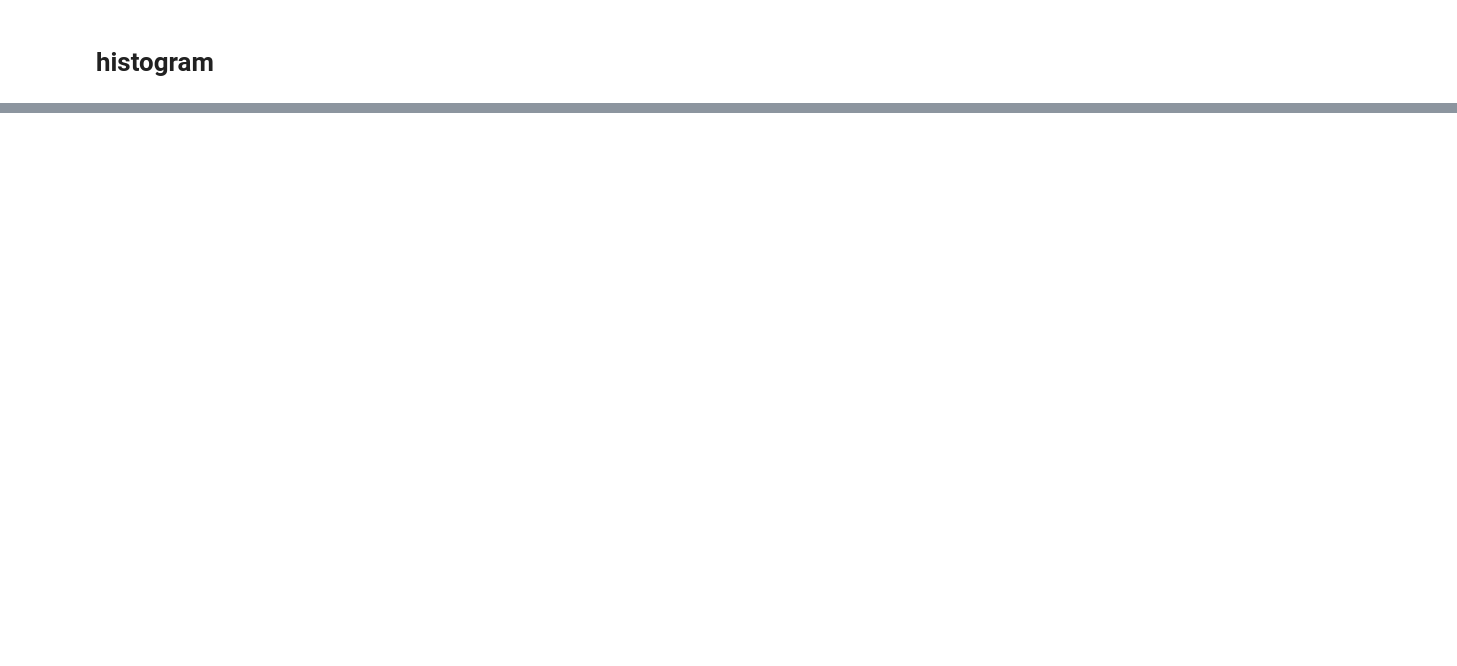
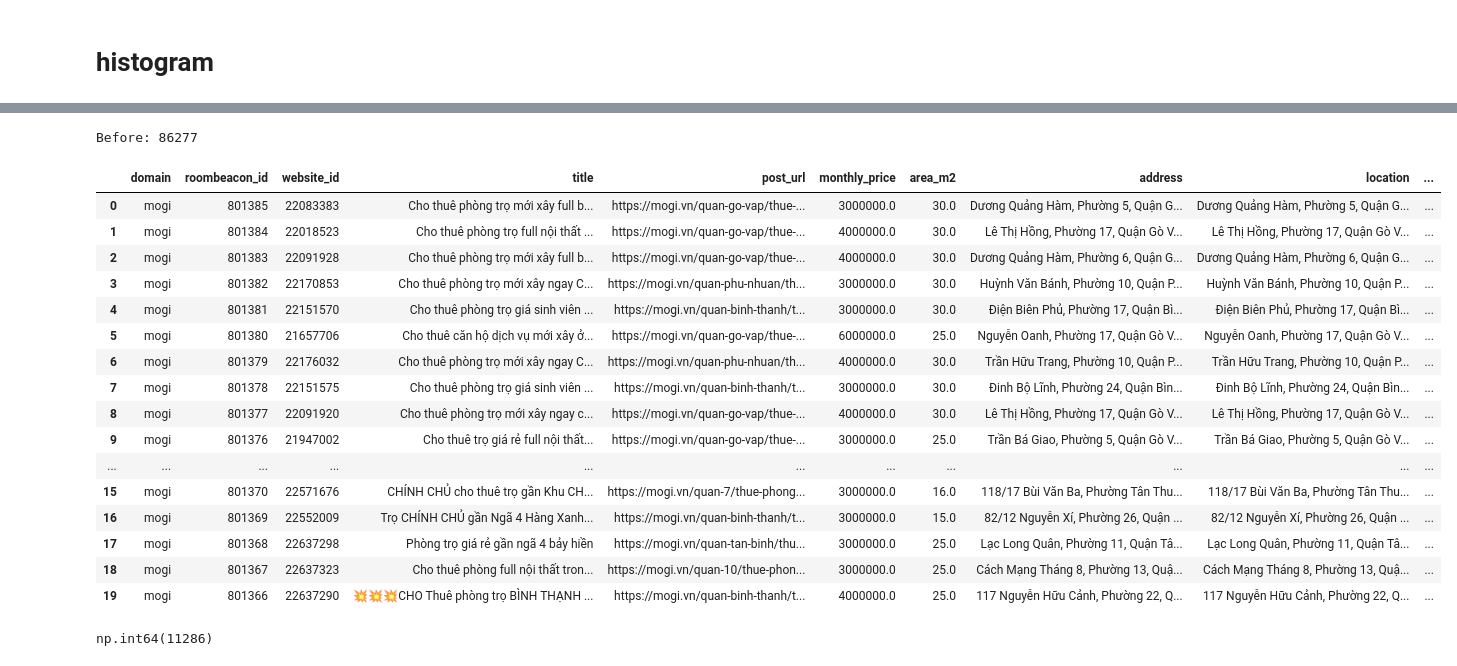
Before and after one commit to HauCoder2005/roombeacon-system, a Jupyter notebook: notebooks/roombeacon_eda.ipynb, the cells around one changed output, grey strips where cells are left out. Drawn from its saved outputs; the diff is of its cells as text; code cells hidden in the pictures; blank space fills up the shorter version.

```diff
--- a/notebooks/roombeacon_eda.ipynb
+++ b/notebooks/roombeacon_eda.ipynb
@@ -448,0 +788,32 @@ TypeError: expected string or bytes-like object, got 'float'
+# %%
+df_work = df_work.dropna(
+    subset=["monthly_price"]
+).copy()
+# %%
+print("Before:", len(df_work))
+# %% [output]
+Before: 86277
+# %%
+df_work.head(20)
+# %% [output]
+|  | domain | roombeacon_id | website_id | title | post_url | monthly_price | area_m2 | address | location | ... |
+| 0 | mogi | 801385 | 22083383 | Cho thuê phòng trọ mới xây full b... | https://mogi.vn/quan-go-vap/thue-... | 3000000.0 | 30.0 | Dương Quảng Hàm, Phường 5, Quận G... | Dương Quảng Hàm, Phường 5, Quận G... | ... |
+| 1 | mogi | 801384 | 22018523 | Cho thuê phòng trọ full nội thất ... | https://mogi.vn/quan-go-vap/thue-... | 4000000.0 | 30.0 | Lê Thị Hồng, Phường 17, Quận Gò V... | Lê Thị Hồng, Phường 17, Quận Gò V... | ... |
+| 2 | mogi | 801383 | 22091928 | Cho thuê phòng trọ mới xây full b... | https://mogi.vn/quan-go-vap/thue-... | 4000000.0 | 30.0 | Dương Quảng Hàm, Phường 6, Quận G... | Dương Quảng Hàm, Phường 6, Quận G... | ... |
+| 3 | mogi | 801382 | 22170853 | Cho thuê phòng trọ mới xây ngay C... | https://mogi.vn/quan-phu-nhuan/th... | 3000000.0 | 30.0 | Huỳnh Văn Bánh, Phường 10, Quận P... | Huỳnh Văn Bánh, Phường 10, Quận P... | ... |
+| 4 | mogi | 801381 | 22151570 | Cho thuê phòng trọ giá sinh viên ... | https://mogi.vn/quan-binh-thanh/t... | 3000000.0 | 30.0 | Điện Biên Phủ, Phường 17, Quận Bì... | Điện Biên Phủ, Phường 17, Quận Bì... | ... |
+| 5 | mogi | 801380 | 21657706 | Cho thuê căn hộ dịch vụ mới xây ở... | https://mogi.vn/quan-go-vap/thue-... | 6000000.0 | 25.0 | Nguyễn Oanh, Phường 17, Quận Gò V... | Nguyễn Oanh, Phường 17, Quận Gò V... | ... |
+| 6 | mogi | 801379 | 22176032 | Cho thuê phòng trọ mới xây ngay C... | https://mogi.vn/quan-phu-nhuan/th... | 4000000.0 | 30.0 | Trần Hữu Trang, Phường 10, Quận P... | Trần Hữu Trang, Phường 10, Quận P... | ... |
+| 7 | mogi | 801378 | 22151575 | Cho thuê phòng trọ giá sinh viên ... | https://mogi.vn/quan-binh-thanh/t... | 3000000.0 | 30.0 | Đinh Bộ Lĩnh, Phường 24, Quận Bìn... | Đinh Bộ Lĩnh, Phường 24, Quận Bìn... | ... |
+| 8 | mogi | 801377 | 22091920 | Cho thuê phòng trọ mới xây ngay c... | https://mogi.vn/quan-go-vap/thue-... | 4000000.0 | 30.0 | Lê Thị Hồng, Phường 17, Quận Gò V... | Lê Thị Hồng, Phường 17, Quận Gò V... | ... |
+| 9 | mogi | 801376 | 21947002 | Cho thuê trọ giá rẻ full nội thất... | https://mogi.vn/quan-go-vap/thue-... | 3000000.0 | 25.0 | Trần Bá Giao, Phường 5, Quận Gò V... | Trần Bá Giao, Phường 5, Quận Gò V... | ... |
+| ... | ... | ... | ... | ... | ... | ... | ... | ... | ... | ... |
+| 15 | mogi | 801370 | 22571676 | CHÍNH CHỦ cho thuê trọ gần Khu CH... | https://mogi.vn/quan-7/thue-phong... | 3000000.0 | 16.0 | 118/17 Bùi Văn Ba, Phường Tân Thu... | 118/17 Bùi Văn Ba, Phường Tân Thu... | ... |
+| 16 | mogi | 801369 | 22552009 | Trọ CHÍNH CHỦ gần Ngã 4 Hàng Xanh... | https://mogi.vn/quan-binh-thanh/t... | 3000000.0 | 15.0 | 82/12 Nguyễn Xí, Phường 26, Quận ... | 82/12 Nguyễn Xí, Phường 26, Quận ... | ... |
+| 17 | mogi | 801368 | 22637298 | Phòng trọ giá rẻ gần ngã 4 bảy hiền | https://mogi.vn/quan-tan-binh/thu... | 3000000.0 | 25.0 | Lạc Long Quân, Phường 11, Quận Tâ... | Lạc Long Quân, Phường 11, Quận Tâ... | ... |
+| 18 | mogi | 801367 | 22637323 | Cho thuê phòng full nội thất tron... | https://mogi.vn/quan-10/thue-phon... | 3000000.0 | 25.0 | Cách Mạng Tháng 8, Phường 13, Quậ... | Cách Mạng Tháng 8, Phường 13, Quậ... | ... |
+| 19 | mogi | 801366 | 22637290 | 💥💥💥CHO Thuê phòng trọ BÌNH THẠNH ... | https://mogi.vn/quan-binh-thanh/t... | 4000000.0 | 25.0 | 117 Nguyễn Hữu Cảnh, Phường 22, Q... | 117 Nguyễn Hữu Cảnh, Phường 22, Q... | ... |
+# %%
+df_work["area_m2"].isna().sum()
+# %% [output]
+np.int64(11286)
```
Also changed, not shown: parts of 44 cells of this notebook, 9 other files.
